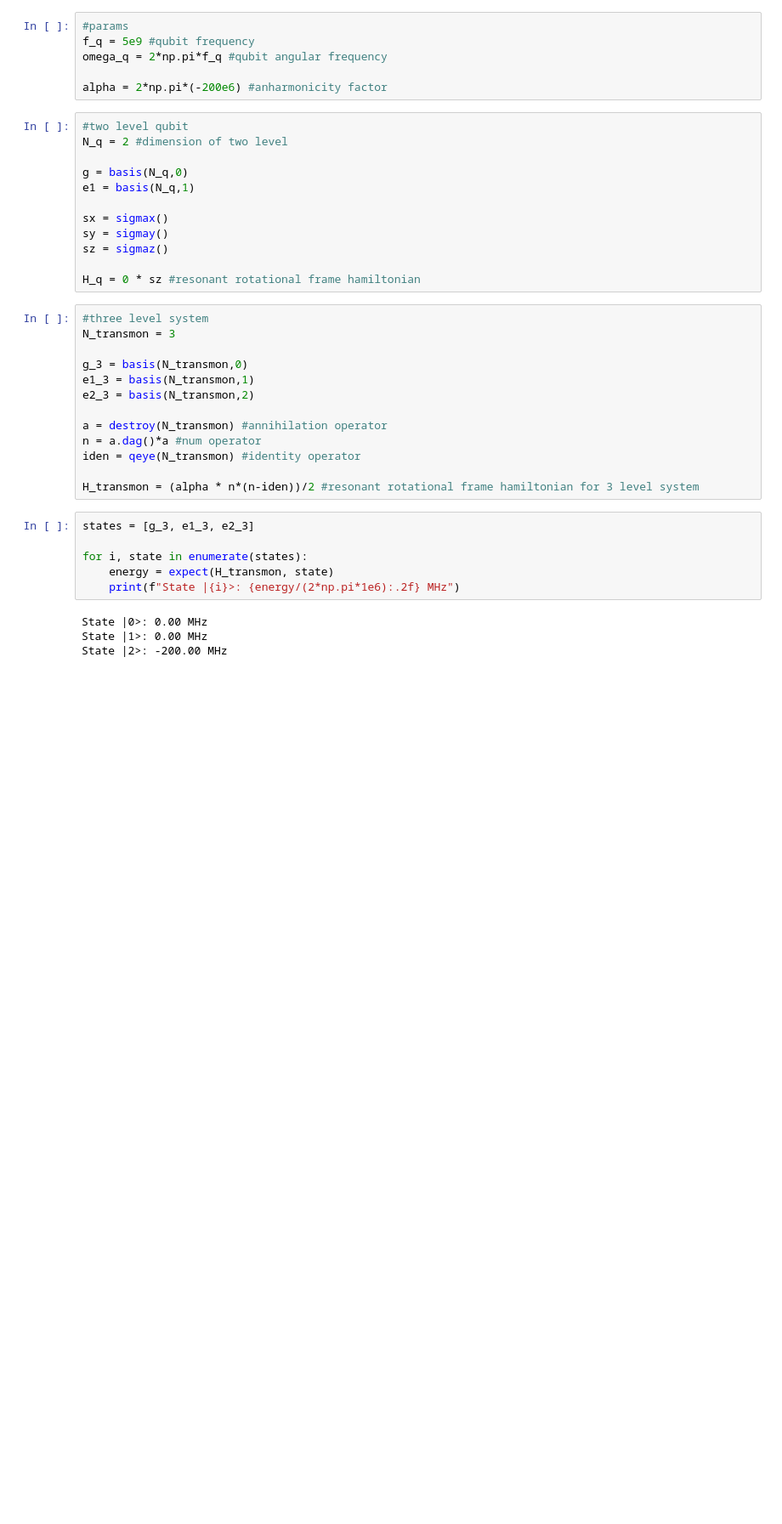
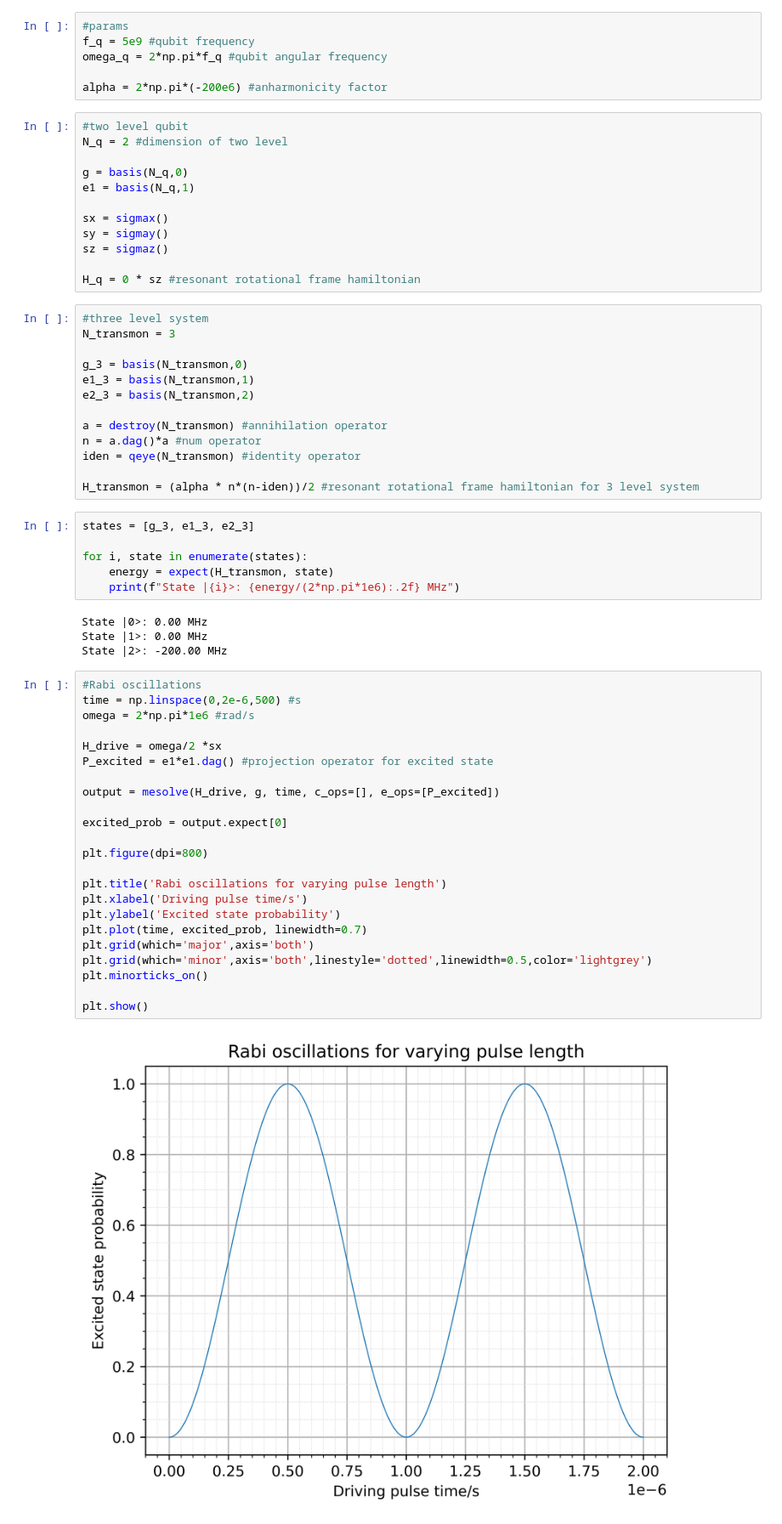
Before and after one commit to Oscar-Holloway/Simulation-of-transmon-qubit, a Jupyter notebook: qubit_simulation.ipynb, the cells around one changed output. Shown at 85% size. Saved outputs shown, nothing was run; the diff lists cells and outputs as text; blank space fills up the shorter version.

```diff
--- a/qubit_simulation.ipynb
+++ b/qubit_simulation.ipynb
@@ -63,3 +61,28 @@ for i, state in enumerate(states):
 State |0>: 0.00 MHz
 State |1>: 0.00 MHz
 State |2>: -200.00 MHz
+# %%
+#Rabi oscillations
+time = np.linspace(0,2e-6,500) #s
+omega = 2*np.pi*1e6 #rad/s
+
+H_drive = omega/2 *sx
+P_excited = e1*e1.dag() #projection operator for excited state
+
+output = mesolve(H_drive, g, time, c_ops=[], e_ops=[P_excited])
+
+excited_prob = output.expect[0]
+
+plt.figure(dpi=800)
+
+plt.title('Rabi oscillations for varying pulse length')
+plt.xlabel('Driving pulse time/s')
+plt.ylabel('Excited state probability')
+plt.plot(time, excited_prob, linewidth=0.7)
+plt.grid(which='major',axis='both')
+plt.grid(which='minor',axis='both',linestyle='dotted',linewidth=0.5,color='lightgrey')
+plt.minorticks_on()
+
+plt.show()
+# %% [output]
+[figure, added]
```
Also changed, not shown: parts of 3 cells of this notebook.
